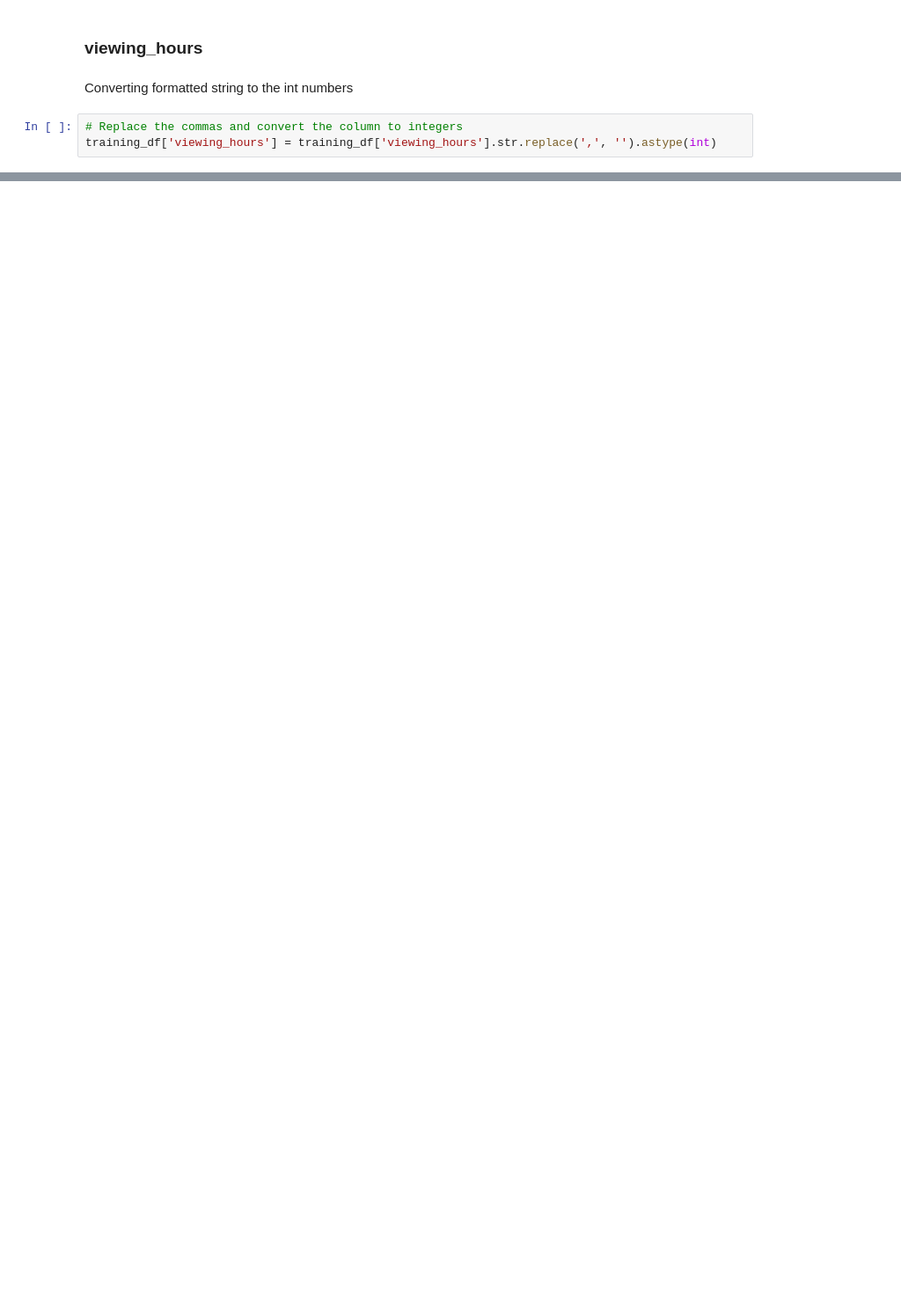
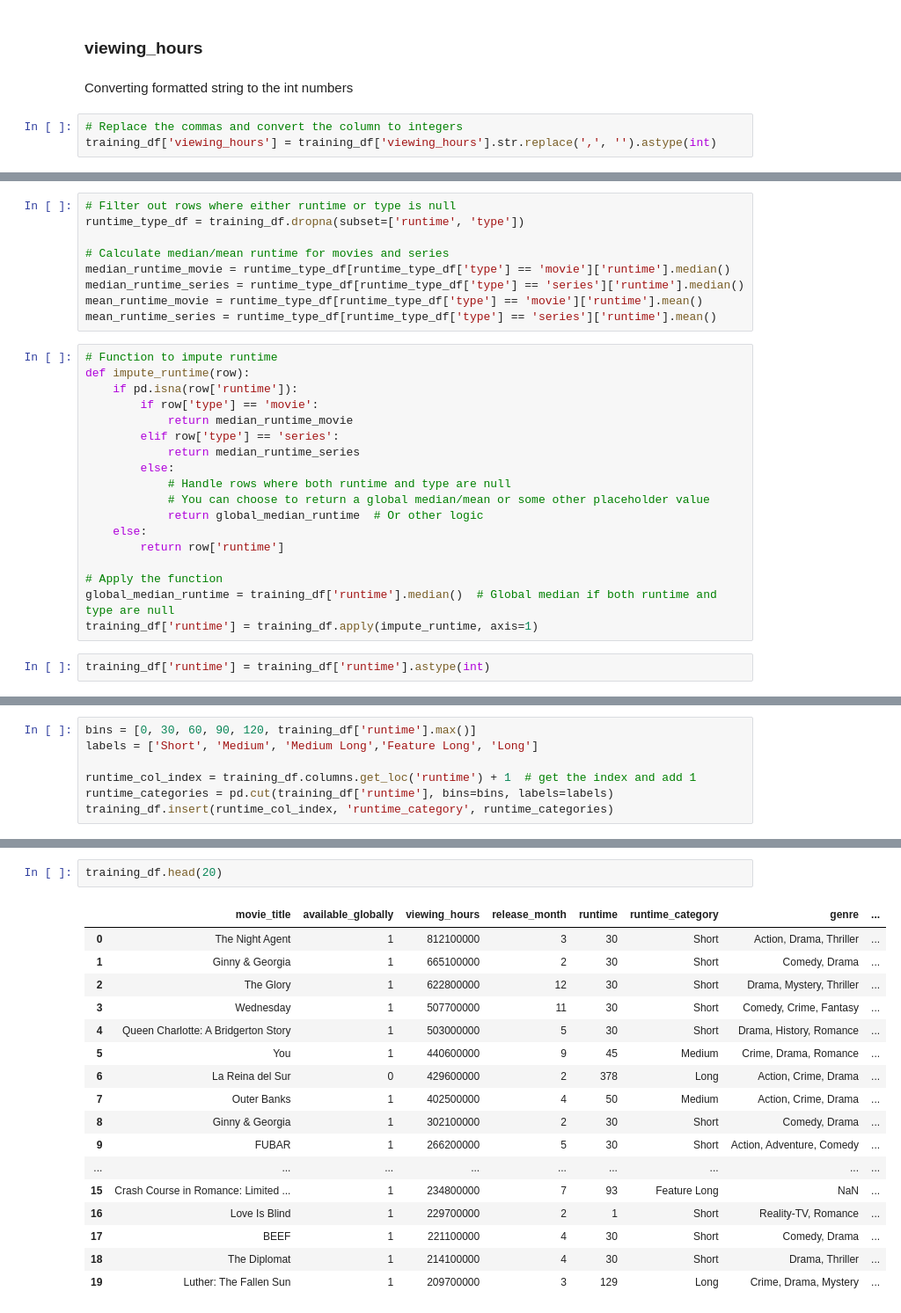
Before and after one commit to sinapordanesh/Machine-Learning-Projects, a Jupyter notebook: Netflix Secrets/data_analyziz.ipynb, the cells around one changed output, grey strips where cells are left out. Shown at 88% size. Saved outputs shown, nothing was run; the diff lists cells and outputs as text; blank space fills up the shorter version.

```diff
--- a/Netflix Secrets/data_analyziz.ipynb
+++ b/Netflix Secrets/data_analyziz.ipynb
@@ -187,0 +250,29 @@ training_df['viewing_hours'] = training_df['viewing_hours'].str.replace(',', '')
+# %%
+# Filter out rows where either runtime or type is null
+runtime_type_df = training_df.dropna(subset=['runtime', 'type'])
+
+# Calculate median/mean runtime for movies and series
+median_runtime_movie = runtime_type_df[runtime_type_df['type'] == 'movie']['runtime'].median()
+median_runtime_series = runtime_type_df[runtime_type_df['type'] == 'series']['runtime'].median()
+mean_runtime_movie = runtime_type_df[runtime_type_df['type'] == 'movie']['runtime'].mean()
+mean_runtime_series = runtime_type_df[runtime_type_df['type'] == 'series']['runtime'].mean()
+# %%
+# Function to impute runtime
+def impute_runtime(row):
+    if pd.isna(row['runtime']):
+        if row['type'] == 'movie':
+            return median_runtime_movie
+        elif row['type'] == 'series':
+            return median_runtime_series
+        else:
+            # Handle rows where both runtime and type are null
+            # You can choose to return a global median/mean or some other placeholder value
+            return global_median_runtime  # Or other logic
+    else:
+        return row['runtime']
+
+# Apply the function
+global_median_runtime = training_df['runtime'].median()  # Global median if both runtime and type are null
+training_df['runtime'] = training_df.apply(impute_runtime, axis=1)
+# %%
+training_df['runtime'] = training_df['runtime'].astype(int)
@@ -187,0 +299,7 @@ training_df['viewing_hours'] = training_df['viewing_hours'].str.replace(',', '')
+# %%
+bins = [0, 30, 60, 90, 120, training_df['runtime'].max()]
+labels = ['Short', 'Medium', 'Medium Long','Feature Long', 'Long']
+
+runtime_col_index = training_df.columns.get_loc('runtime') + 1  # get the index and add 1
+runtime_categories = pd.cut(training_df['runtime'], bins=bins, labels=labels)
+training_df.insert(runtime_col_index, 'runtime_category', runtime_categories)
@@ -187,0 +361,20 @@ training_df['viewing_hours'] = training_df['viewing_hours'].str.replace(',', '')
+# %%
+training_df.head(20)
+# %% [output]
+|  | movie_title | available_globally | viewing_hours | release_month | runtime | runtime_category | genre | ... |
+| 0 | The Night Agent | 1 | 812100000 | 3 | 30 | Short | Action, Drama, Thriller | ... |
+| 1 | Ginny & Georgia | 1 | 665100000 | 2 | 30 | Short | Comedy, Drama | ... |
+| 2 | The Glory | 1 | 622800000 | 12 | 30 | Short | Drama, Mystery, Thriller | ... |
+| 3 | Wednesday | 1 | 507700000 | 11 | 30 | Short | Comedy, Crime, Fantasy | ... |
+| 4 | Queen Charlotte: A Bridgerton Story | 1 | 503000000 | 5 | 30 | Short | Drama, History, Romance | ... |
+| 5 | You | 1 | 440600000 | 9 | 45 | Medium | Crime, Drama, Romance | ... |
+| 6 | La Reina del Sur | 0 | 429600000 | 2 | 378 | Long | Action, Crime, Drama | ... |
+| 7 | Outer Banks | 1 | 402500000 | 4 | 50 | Medium | Action, Crime, Drama | ... |
+| 8 | Ginny & Georgia | 1 | 302100000 | 2 | 30 | Short | Comedy, Drama | ... |
+| 9 | FUBAR | 1 | 266200000 | 5 | 30 | Short | Action, Adventure, Comedy | ... |
+| ... | ... | ... | ... | ... | ... | ... | ... | ... |
+| 15 | Crash Course in Romance: Limited ... | 1 | 234800000 | 7 | 93 | Feature Long | NaN | ... |
+| 16 | Love Is Blind | 1 | 229700000 | 2 | 1 | Short | Reality-TV, Romance | ... |
+| 17 | BEEF | 1 | 221100000 | 4 | 30 | Short | Comedy, Drama | ... |
+| 18 | The Diplomat | 1 | 214100000 | 4 | 30 | Short | Drama, Thriller | ... |
+| 19 | Luther: The Fallen Sun | 1 | 209700000 | 3 | 129 | Long | Crime, Drama, Mystery | ... |
```
Also changed, not shown: parts of 19 cells of this notebook, 1 other file.
